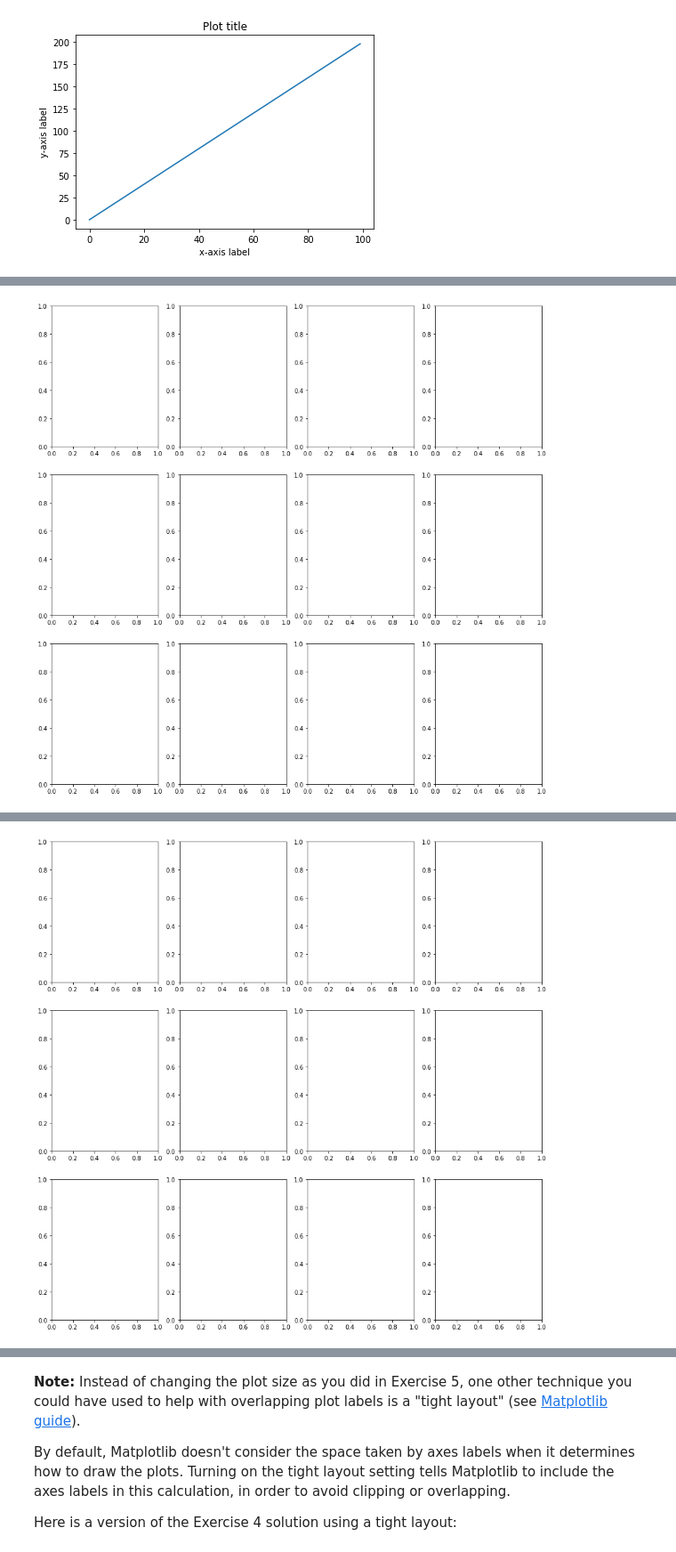
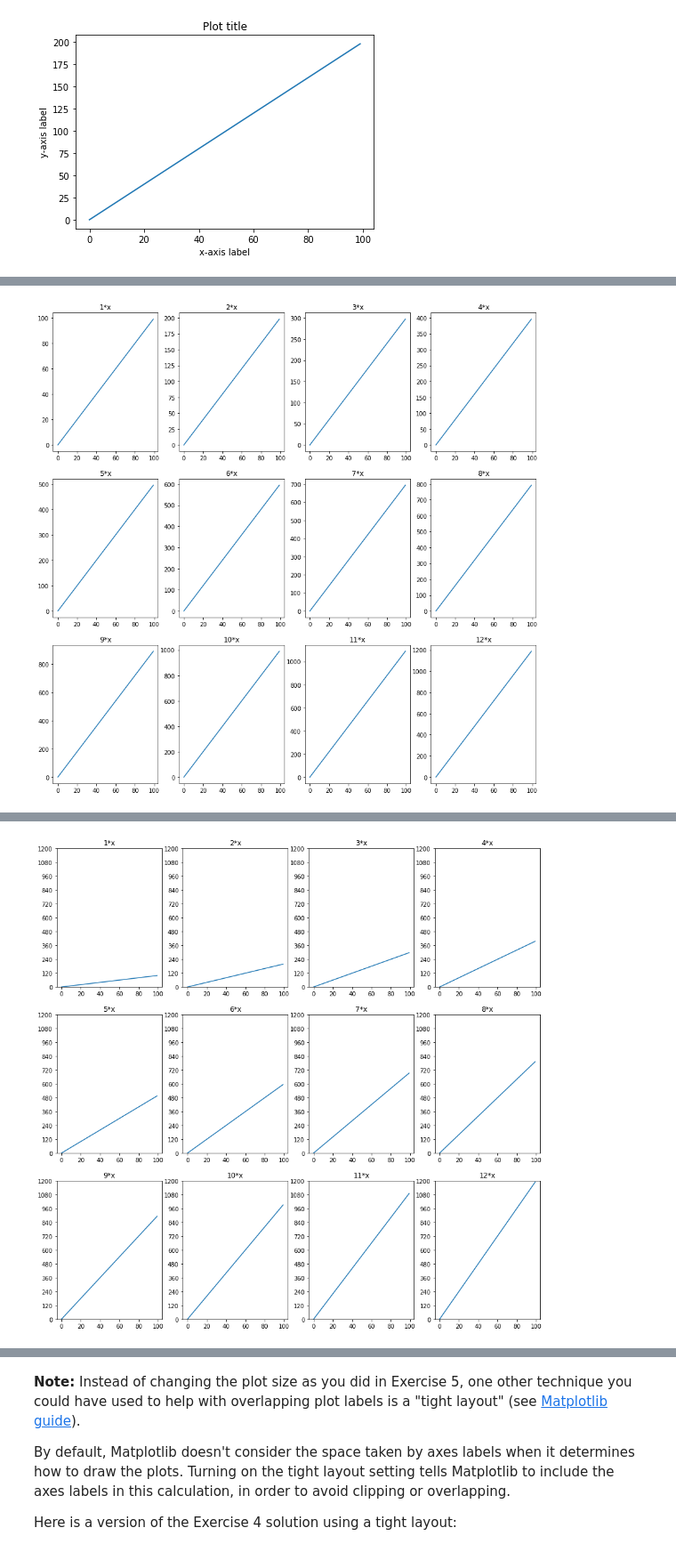
Before and after one commit to Justine-js/dsc-more-practice-with-matplotlib-lab, a Jupyter notebook: index.ipynb, the cells around one changed output, grey strips where cells are left out. Shown: that part at 89% size. Cells and saved outputs as stored; diff of their text form; code cells hidden in the pictures.

```diff
--- a/index.ipynb
+++ b/index.ipynb
@@ -94,9 +94,14 @@ The graph you create should look like this:
 ![subplots showing 1x through 12x](https://curriculum-content.s3.amazonaws.com/data-science/images/subplots_1x_12x.png)
 # %%
 # Your code here
-fig, axes = plt.subplots(nrows=3, ncols=4, figsize=(15,15))
+fig, axes = plt.subplots(nrows = 3, ncols = 4, figsize = (15, 15))
+# fig.tight_layout()
+for n, ax in enumerate(axes.flatten(), start = 1):
+    y_new = n * x_values
+    ax.plot(x_values, y_new)
+    ax.set_title(f"{n}*x");
 # %% [output]
-[figure, old version]
+[figure, new version]
 # %% [markdown]
 ## Exercise 3
 
@@ -110,8 +115,14 @@ The graph you create should look like this:
 # %%
 # Your code here
 fig, axes = plt.subplots(nrows=3, ncols=4, figsize=(15,15))
+for n, ax in enumerate(axes.flatten(), start = 1):
+    y_new = n * x_values
+    ax.set_ylim(0, 1200)
+    ax.set_yticks(np.arange(0, 1201, 120))
+    ax.plot(x_values, y_new)
+    ax.set_title(f"{n}*x");
 # %% [output]
-[figure, old version]
+[figure, new version]
 # %% [markdown]
 ## Exercise 4
 
```
Also changed, not shown: parts of 2 cells of this notebook.
